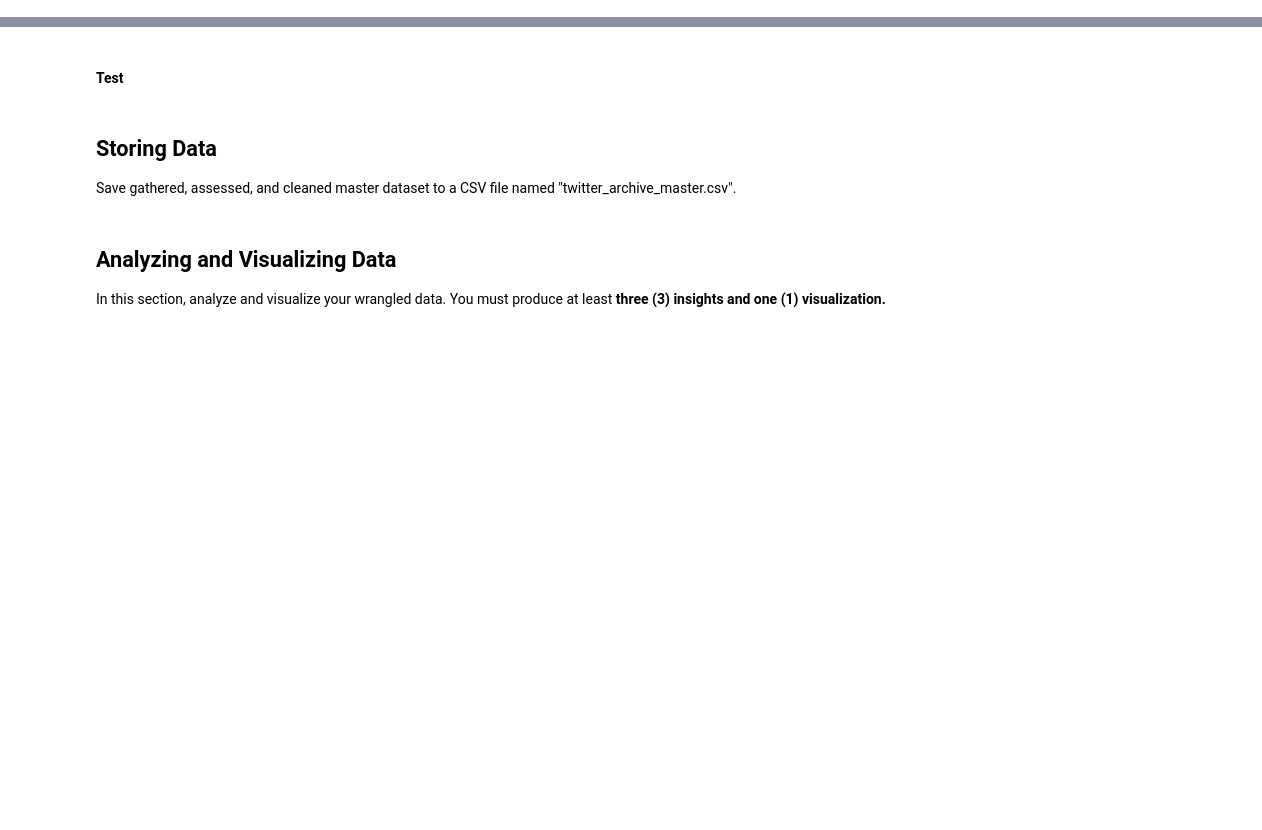
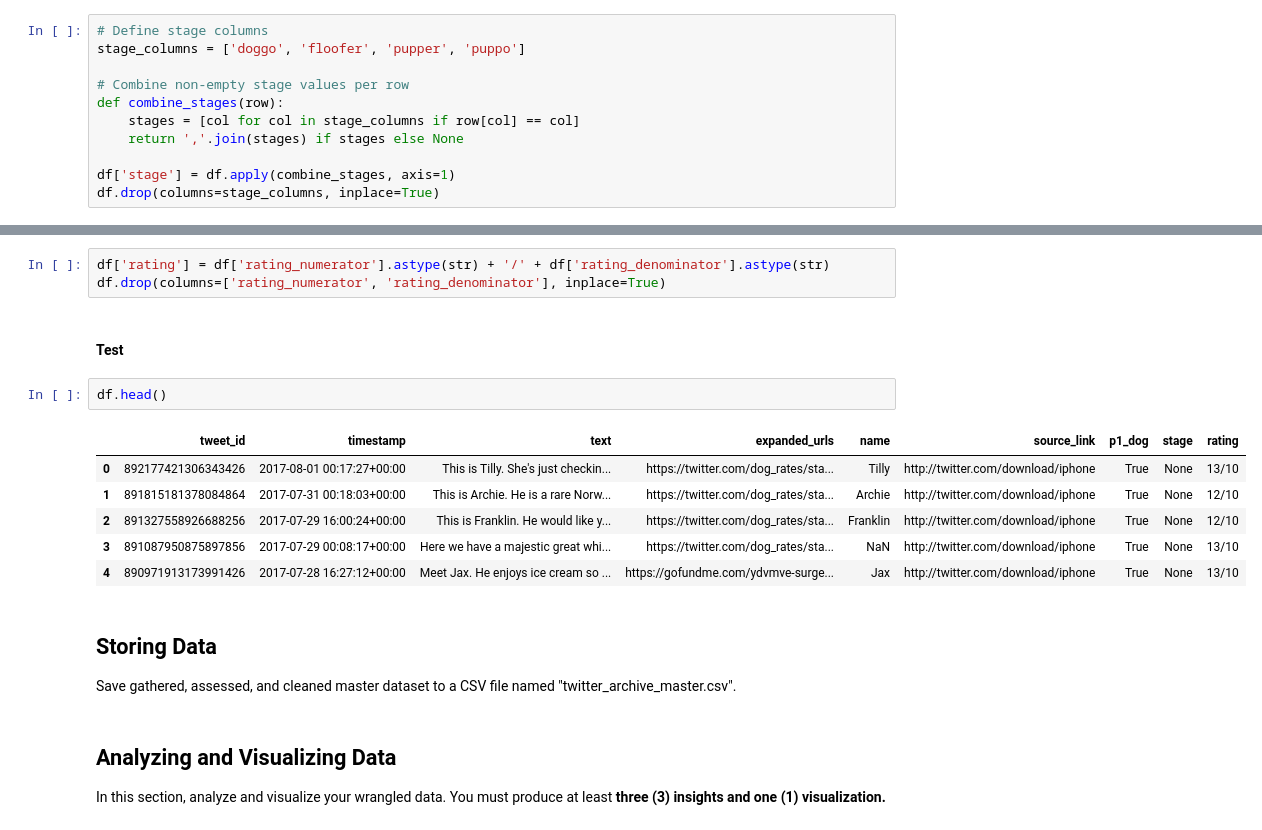
Before and after one commit to youschamp/main, a Jupyter notebook: wrangle_act.ipynb, the cells around one changed output, grey strips where cells are left out. Cells and saved outputs as stored; diff of their text form; blank space fills up the shorter version.

```diff
--- a/wrangle_act.ipynb
+++ b/wrangle_act.ipynb
@@ -355,4 +411,15 @@ df_archive.head(2)
 # %% [markdown]
 #### Code
+# %%
+# Define stage columns
+stage_columns = ['doggo', 'floofer', 'pupper', 'puppo']
+
+# Combine non-empty stage values per row
+def combine_stages(row):
+    stages = [col for col in stage_columns if row[col] == col]
+    return ','.join(stages) if stages else None
+
+df['stage'] = df.apply(combine_stages, axis=1)
+df.drop(columns=stage_columns, inplace=True)
 # %% [markdown]
 #### Test
@@ -363,7 +439,19 @@ df_archive.head(2)
 # %% [markdown]
 #### Code
+# %%
+df['rating'] = df['rating_numerator'].astype(str) + '/' + df['rating_denominator'].astype(str)
+df.drop(columns=['rating_numerator', 'rating_denominator'], inplace=True)
 # %% [markdown]
 #### Test
+# %%
+df.head()
+# %% [output]
+|  | tweet_id | timestamp | text | expanded_urls | name | source_link | p1_dog | stage | rating |
+| 0 | 892177421306343426 | 2017-08-01 00:17:27+00:00 | This is Tilly. She's just checkin... | https://twitter.com/dog_rates/sta... | Tilly | http://twitter.com/download/iphone | True | None | 13/10 |
+| 1 | 891815181378084864 | 2017-07-31 00:18:03+00:00 | This is Archie. He is a rare Norw... | https://twitter.com/dog_rates/sta... | Archie | http://twitter.com/download/iphone | True | None | 12/10 |
+| 2 | 891327558926688256 | 2017-07-29 16:00:24+00:00 | This is Franklin. He would like y... | https://twitter.com/dog_rates/sta... | Franklin | http://twitter.com/download/iphone | True | None | 12/10 |
+| 3 | 891087950875897856 | 2017-07-29 00:08:17+00:00 | Here we have a majestic great whi... | https://twitter.com/dog_rates/sta... | NaN | http://twitter.com/download/iphone | True | None | 13/10 |
+| 4 | 890971913173991426 | 2017-07-28 16:27:12+00:00 | Meet Jax. He enjoys ice cream so ... | https://gofundme.com/ydvmve-surge... | Jax | http://twitter.com/download/iphone | True | None | 13/10 |
 # %% [markdown]
 ## Storing Data
 Save gathered, assessed, and cleaned master dataset to a CSV file named "twitter_archive_master.csv".
```
Also changed, not shown: parts of 42 cells of this notebook.
